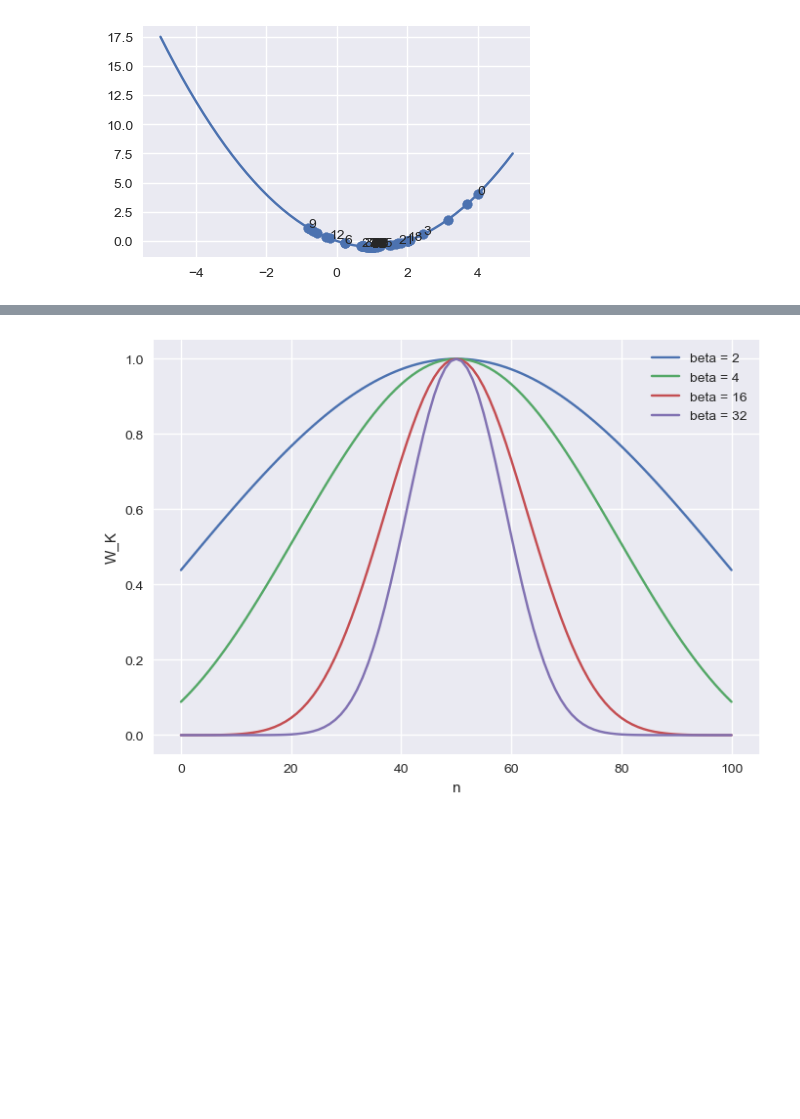
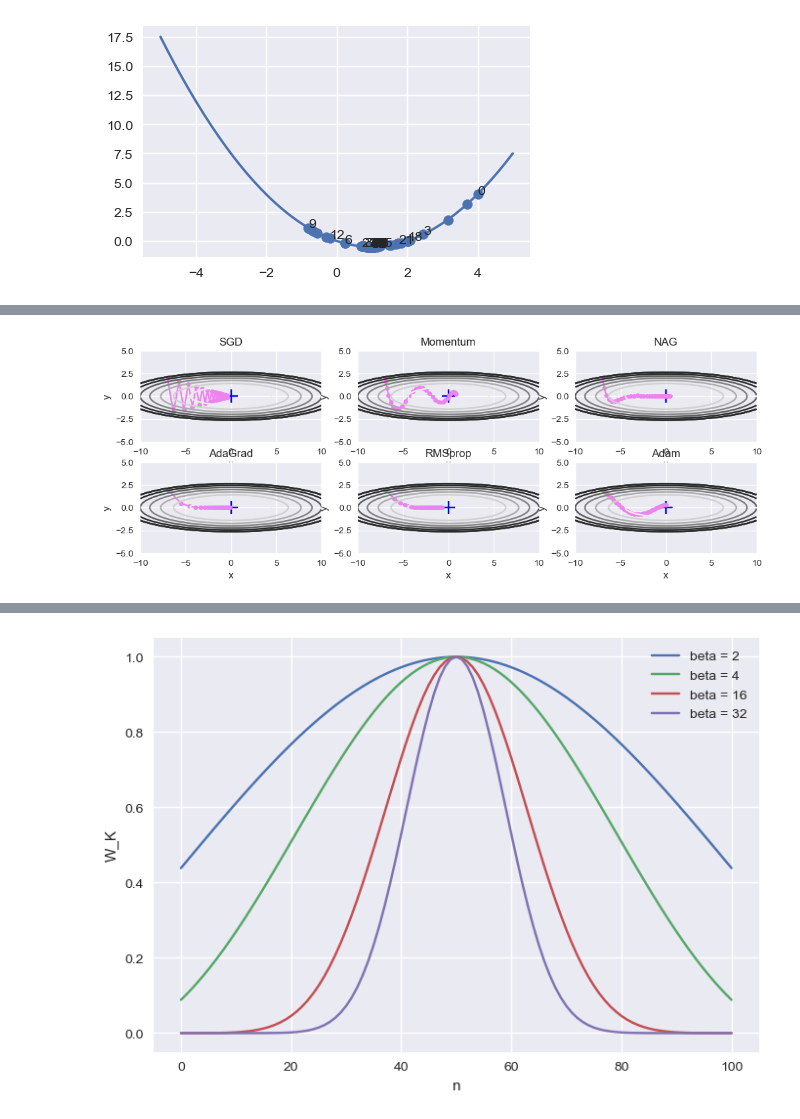
Before and after one commit to PhyCosmos/docs, a Jupyter notebook: ch6.ipynb, the cells around one changed output, grey strips where cells are left out. Saved outputs shown, nothing was run; the diff lists cells and outputs as text; code cells hidden in the pictures; blank space fills up the shorter version.

```diff
--- a/ch6.ipynb
+++ b/ch6.ipynb
@@ -570,3 +389,65 @@ plt.show()
+# %%
+f = lambda x, y: 1/20.0*x**2 + y**2
+df = lambda x, y: (1/10.0*x, 2*y)
+
+init_p = (-7.0, 2.0)
+params = {}
+params['x'], params['y'] = init_p[0], init_p[1]
+grads = {}
+grads['x'], grads['y'] = 0, 0
+
+optimizers = OrderedDict()
+optimizers["SGD"] = SGD(lr=0.95)
+optimizers["Momentum"] = Momentum(lr=0.1)
+optimizers["NAG"] = Nesterov(lr=0.1)
+optimizers["AdaGrad"] = AdaGrad(lr=1.5)
+optimizers["RMSprop"] = RMSprop(lr=0.1, decay_rate=0.99)
+optimizers["Adam"] = Adam(lr=0.3)
+
+idx = 1
+
+fig = plt.figure(figsize=(12, 4))
+
+for key in optimizers:
+    optimizer = optimizers[key]
+    x_history = []
+    y_history = []
+    params['x'], params['y'] = init_p[0], init_p[1]
+
+    for i in range(30):
+        x_history.append(params['x'])
+        y_history.append(params['y'])
+
+        grads['x'], grads['y'] = df(params['x'], params['y'])
+        optimizer.update(params, grads)
+
+    x = np.arange(-10, 10, 0.01)
+    y = np.arange(-5, 5, 0.01)
+
+    X, Y = np.meshgrid(x, y)
+    Z = f(X, Y)
+
+    # remove outer contours
+    mask = Z > 7
+    Z[mask] = 0
+
+    # draw graphs
+    axes = fig.add_subplot(2, 3, idx)
+    idx += 1
+    axes.plot(x_history, y_history, 'o-', markersize=5, color='violet')
+    axes.set_aspect('equal')
+    axes.contour(X, Y, Z)
+    axes.set_ylim(-5, 5)
+    axes.set_xlim(-10, 10)
+    axes.scatter(0, 0, s=200, marker='+', color='b')
+
+    axes.set_title(key)
+    axes.set_xlabel('x')
+    axes.set_ylabel('y')
+
+plt.show()
+# %% [output]
+[figure, added]
 # %%
 # coding: utf-8
 import os
```
Also changed, not shown: parts of 30 cells of this notebook, 8 other files.
